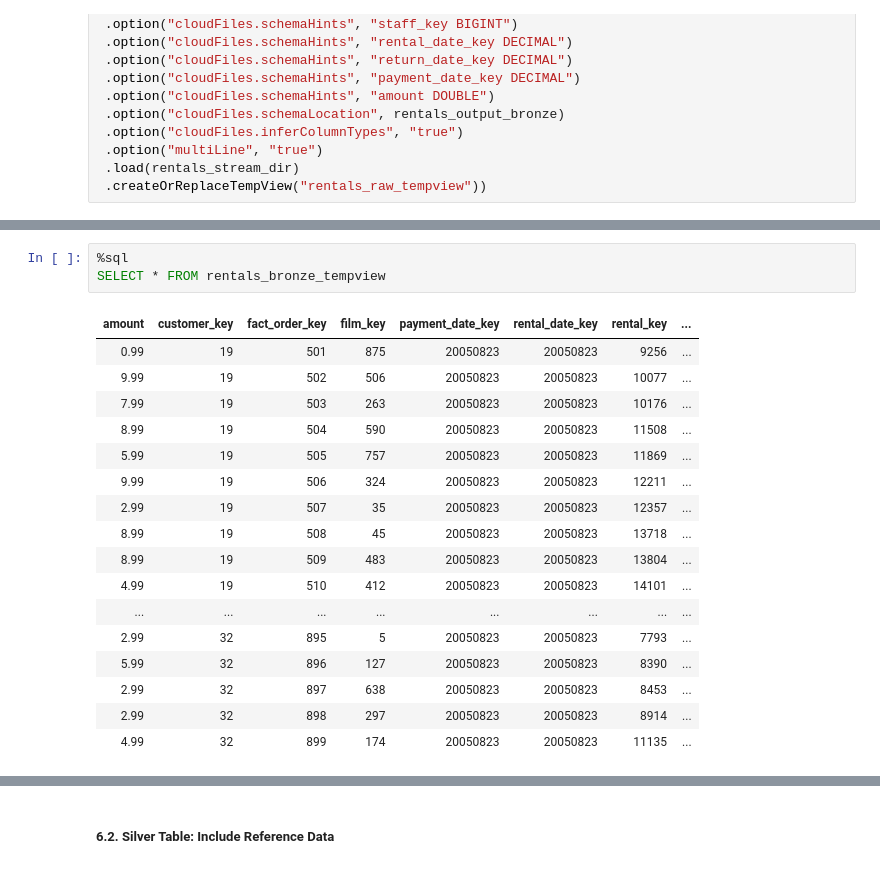
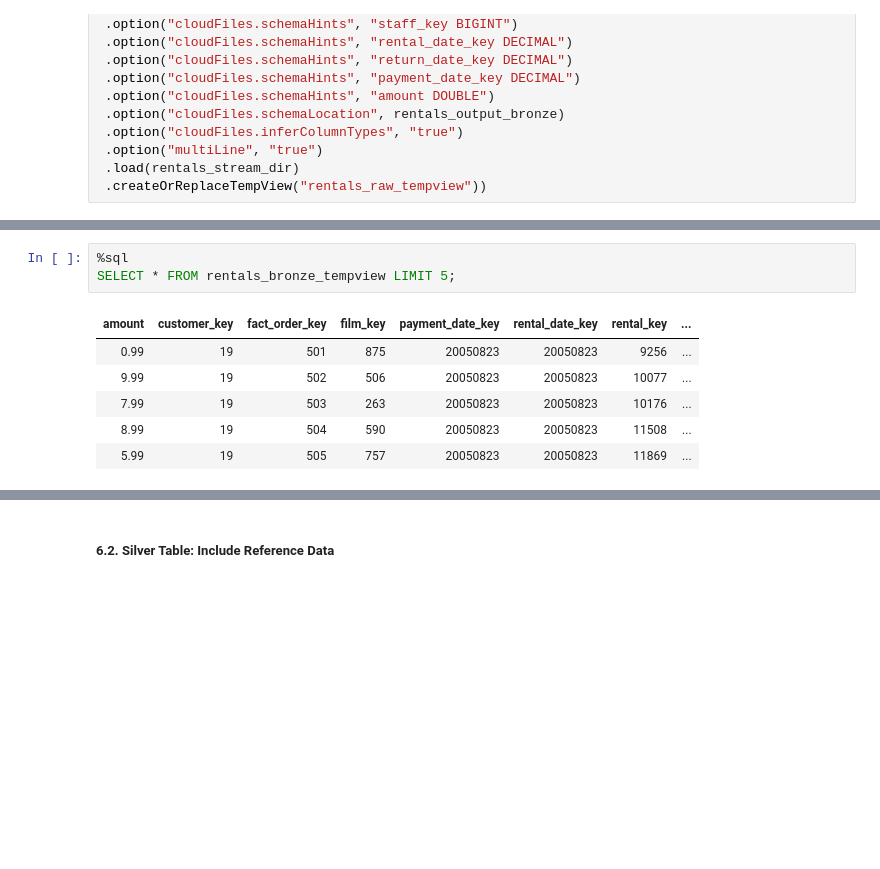
Before and after one commit to ecm8yu/DS2002---Capstone---ecm8yu, a Jupyter notebook: MassarelliEva-Capstone.ipynb, the cells around one changed output, grey strips where cells are left out. Cells and saved outputs as stored; diff of their text form; blank space fills up the shorter version.

```diff
--- a/MassarelliEva-Capstone.ipynb
+++ b/MassarelliEva-Capstone.ipynb
@@ -688,25 +688,14 @@ CREATE OR REPLACE TEMPORARY VIEW rentals_bronze_tempview AS (
 [interactive output not drawn]
 # %%
 %sql
-SELECT * FROM rentals_bronze_tempview
+SELECT * FROM rentals_bronze_tempview LIMIT 5;
 # %% [output]
 | amount | customer_key | fact_order_key | film_key | payment_date_key | rental_date_key | rental_key | ... |
 | 0.99 | 19 | 501 | 875 | 20050823 | 20050823 | 9256 | ... |
 | 9.99 | 19 | 502 | 506 | 20050823 | 20050823 | 10077 | ... |
 | 7.99 | 19 | 503 | 263 | 20050823 | 20050823 | 10176 | ... |
 | 8.99 | 19 | 504 | 590 | 20050823 | 20050823 | 11508 | ... |
 | 5.99 | 19 | 505 | 757 | 20050823 | 20050823 | 11869 | ... |
-| 9.99 | 19 | 506 | 324 | 20050823 | 20050823 | 12211 | ... |
-| 2.99 | 19 | 507 | 35 | 20050823 | 20050823 | 12357 | ... |
-| 8.99 | 19 | 508 | 45 | 20050823 | 20050823 | 13718 | ... |
-| 8.99 | 19 | 509 | 483 | 20050823 | 20050823 | 13804 | ... |
-| 4.99 | 19 | 510 | 412 | 20050823 | 20050823 | 14101 | ... |
-| ... | ... | ... | ... | ... | ... | ... | ... |
-| 2.99 | 32 | 895 | 5 | 20050823 | 20050823 | 7793 | ... |
-| 5.99 | 32 | 896 | 127 | 20050823 | 20050823 | 8390 | ... |
-| 2.99 | 32 | 897 | 638 | 20050823 | 20050823 | 8453 | ... |
-| 2.99 | 32 | 898 | 297 | 20050823 | 20050823 | 8914 | ... |
-| 4.99 | 32 | 899 | 174 | 20050823 | 20050823 | 11135 | ... |
 # %%
 (spark.table("rentals_bronze_tempview")
       .writeStream
```
Also changed, not shown: parts of 4 cells of this notebook.
